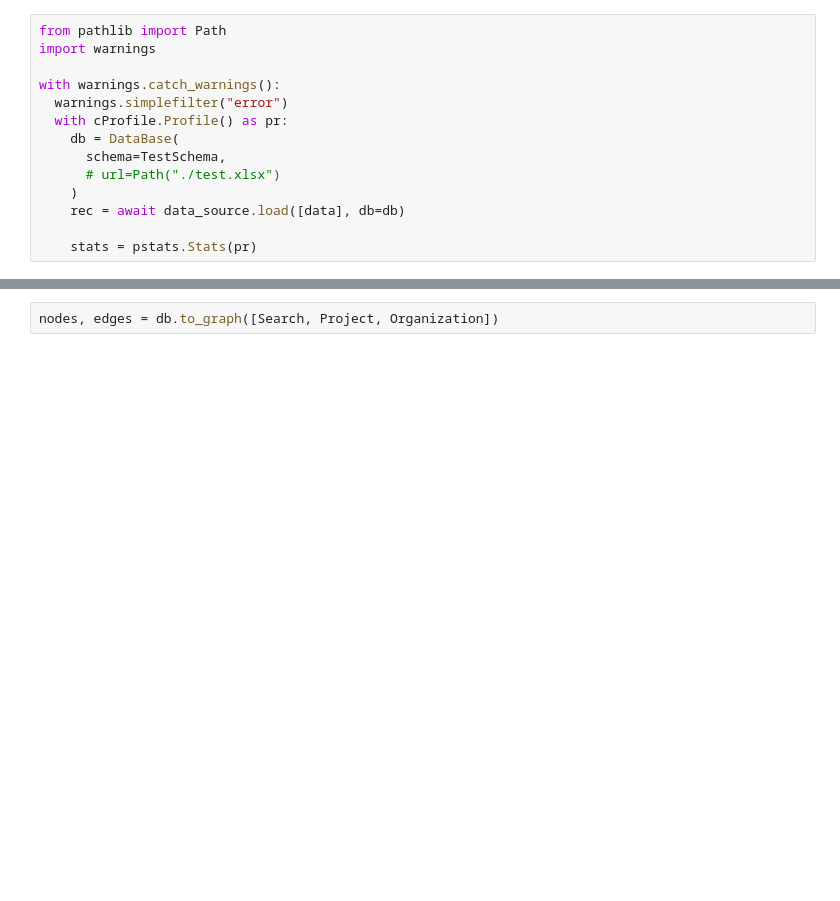
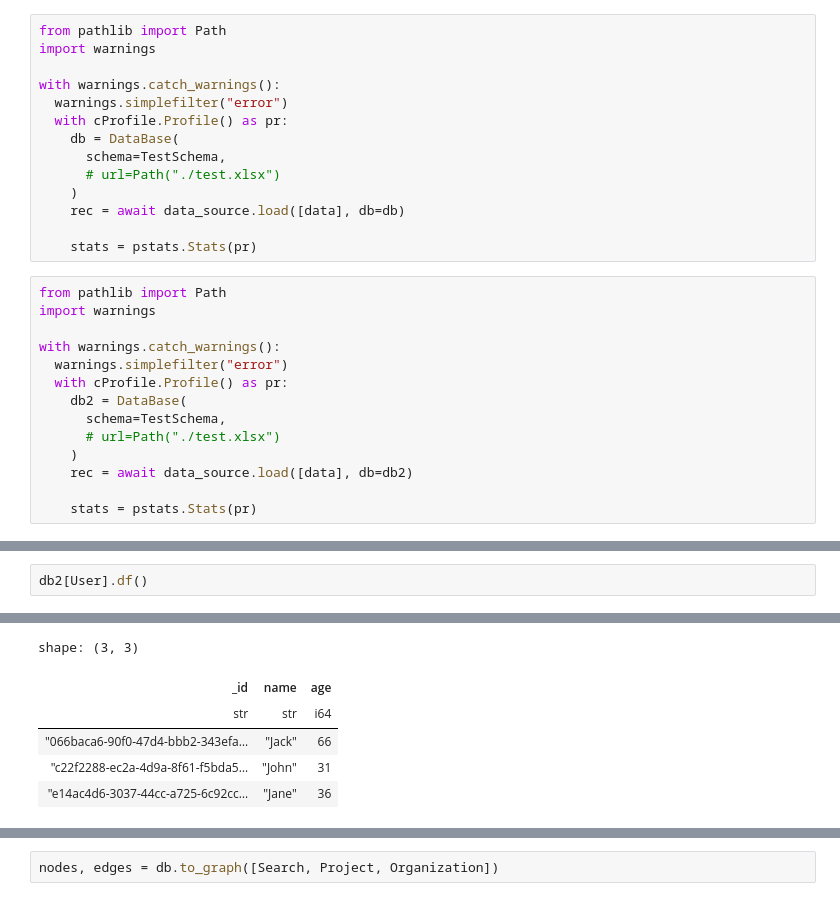
Before and after one commit to cloudlane-one/py-research, a Jupyter notebook: exp/test_db.ipynb, the cells around one changed output, grey strips where cells are left out. Cells and saved outputs as stored; diff of their text form; blank space fills up the shorter version.

```diff
--- a/exp/test_db.ipynb
+++ b/exp/test_db.ipynb
@@ -194,3 +194,17 @@ with warnings.catch_warnings():
     rec = await data_source.load([data], db=db)
 
     stats = pstats.Stats(pr)
+# %%
+from pathlib import Path
+import warnings
+
+with warnings.catch_warnings():
+  warnings.simplefilter("error")
+  with cProfile.Profile() as pr:
+    db2 = DataBase(
+      schema=TestSchema,
+      # url=Path("./test.xlsx")
+    )
+    rec = await data_source.load([data], db=db2)
+
+    stats = pstats.Stats(pr)
@@ -216,0 +229,3 @@ JOIN "schema_User" AS "schema.Task.assignees" ON
+# %%
+db2[User].df()
+# %% [output]
@@ -216,0 +233,6 @@ JOIN "schema_User" AS "schema.Task.assignees" ON
+shape: (3, 3)
+| _id | name | age |
+| str | str | i64 |
+| "066baca6-90f0-47d4-bbb2-343efa… | "Jack" | 66 |
+| "c22f2288-ec2a-4d9a-8f61-f5bda5… | "John" | 31 |
+| "e14ac4d6-3037-44cc-a725-6c92cc… | "Jane" | 36 |
```
Also changed, not shown: parts of 19 cells of this notebook, 1 other file.
